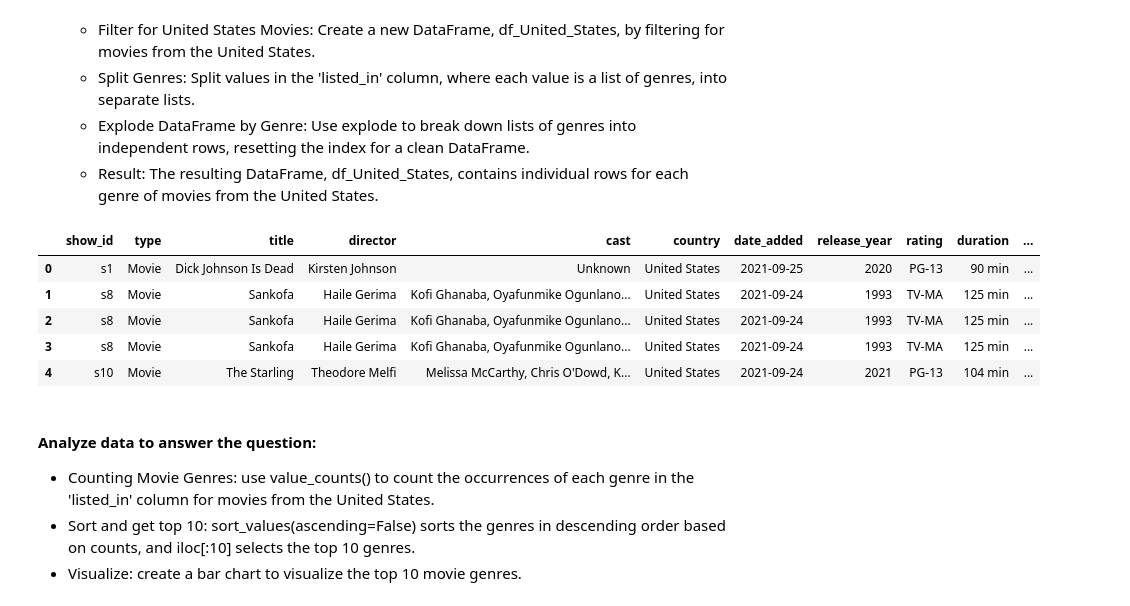
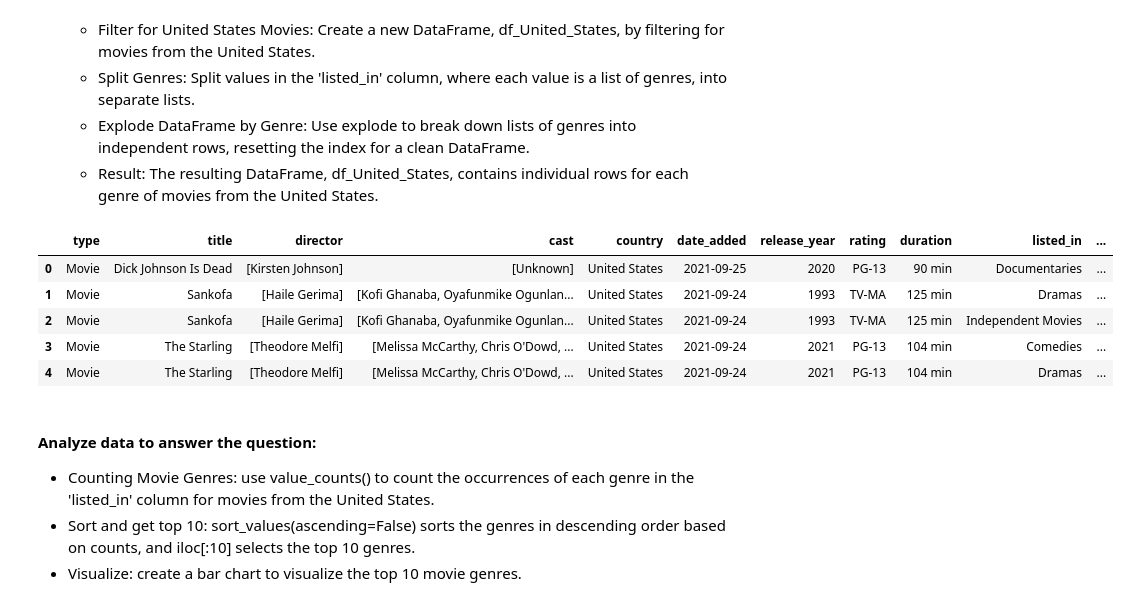
Before and after one commit to quocthanh18/LTKHDL, a Jupyter notebook: notebooks/3.0-EDA.ipynb, the cells around one changed output. Saved outputs shown, nothing was run; the diff lists cells and outputs as text; code cells hidden in the pictures.

```diff
--- a/notebooks/3.0-EDA.ipynb
+++ b/notebooks/3.0-EDA.ipynb
@@ -14,8 +15,8 @@ import seaborn as sns
 ### Read cleaned data from file
 # %%
 # Read data from CSV file
-movie_df = pd.read_csv('../data/processed/data.csv')
-
+movie_df = pd.read_csv('../data/processed/data.csv', index_col=0)
+movie_df.reset_index(drop=True, inplace=True)
 # Display the first 5 lines of data
 movie_df.head()
 # %% [output]
@@ -27,0 +35,6 @@ movie_df.head()
+# %%
+x= movie_df['type'].value_counts()
+y= len(movie_df)
+r=((x/y)).round(2)
+
+mf_ratio = pd.DataFrame(r).T
@@ -31,0 +133,3 @@ movie_df.head()
+# %%
+movie_df['listed_in'] = movie_df['listed_in'].apply(lambda x: ', '.join([i for i in x.split(', ') if i not in ['International Movies', 'International TV Shows']]))
+movie_df['listed_in']
@@ -31,0 +260,4 @@ movie_df.head()
+# %%
+movie_df['director'] = movie_df['director'].str.split(',')
+movie_df['cast'] = movie_df['cast'].str.split(',')
+movie_df['listed_in'] = movie_df['listed_in'].str.split(',')
@@ -112,21 +398,20 @@ plt.show()
 # %%
 df_explode = movie_df.copy()
 df_explode['country'] = df_explode['country'].str.split(', ')
 df_country = df_explode.explode('country').reset_index(drop=True)
 
 df_country = df_country[(df_country['country'] == 'United States') & (df_country['type']=='Movie')]
 df_United_States = df_country
-df_United_States['listed_in'] = df_United_States['listed_in'].str.split(', ')
 df_United_States = df_United_States.explode('listed_in').reset_index(drop=True)
 
 df_United_States.head()
 # %% [output]
-|  | show_id | type | title | director | cast | country | date_added | release_year | rating | duration | ... |
-| 0 | s1 | Movie | Dick Johnson Is Dead | Kirsten Johnson | Unknown | United States | 2021-09-25 | 2020 | PG-13 | 90 min | ... |
-| 1 | s8 | Movie | Sankofa | Haile Gerima | Kofi Ghanaba, Oyafunmike Ogunlano... | United States | 2021-09-24 | 1993 | TV-MA | 125 min | ... |
-| 2 | s8 | Movie | Sankofa | Haile Gerima | Kofi Ghanaba, Oyafunmike Ogunlano... | United States | 2021-09-24 | 1993 | TV-MA | 125 min | ... |
-| 3 | s8 | Movie | Sankofa | Haile Gerima | Kofi Ghanaba, Oyafunmike Ogunlano... | United States | 2021-09-24 | 1993 | TV-MA | 125 min | ... |
-| 4 | s10 | Movie | The Starling | Theodore Melfi | Melissa McCarthy, Chris O'Dowd, K... | United States | 2021-09-24 | 2021 | PG-13 | 104 min | ... |
+|  | type | title | director | cast | country | date_added | release_year | rating | duration | listed_in | ... |
+| 0 | Movie | Dick Johnson Is Dead | [Kirsten Johnson] | [Unknown] | United States | 2021-09-25 | 2020 | PG-13 | 90 min | Documentaries | ... |
+| 1 | Movie | Sankofa | [Haile Gerima] | [Kofi Ghanaba, Oyafunmike Ogunlan... | United States | 2021-09-24 | 1993 | TV-MA | 125 min | Dramas | ... |
+| 2 | Movie | Sankofa | [Haile Gerima] | [Kofi Ghanaba, Oyafunmike Ogunlan... | United States | 2021-09-24 | 1993 | TV-MA | 125 min | Independent Movies | ... |
+| 3 | Movie | The Starling | [Theodore Melfi] | [Melissa McCarthy, Chris O'Dowd, ... | United States | 2021-09-24 | 2021 | PG-13 | 104 min | Comedies | ... |
+| 4 | Movie | The Starling | [Theodore Melfi] | [Melissa McCarthy, Chris O'Dowd, ... | United States | 2021-09-24 | 2021 | PG-13 | 104 min | Dramas | ... |
 # %% [markdown]
 #### Analyze data to answer the question:
 - Counting Movie Genres: use value_counts() to count the occurrences of each genre in the 'listed_in' column for movies from the United States.
```
Also changed, not shown: parts of 54 cells of this notebook, 4 other files.
